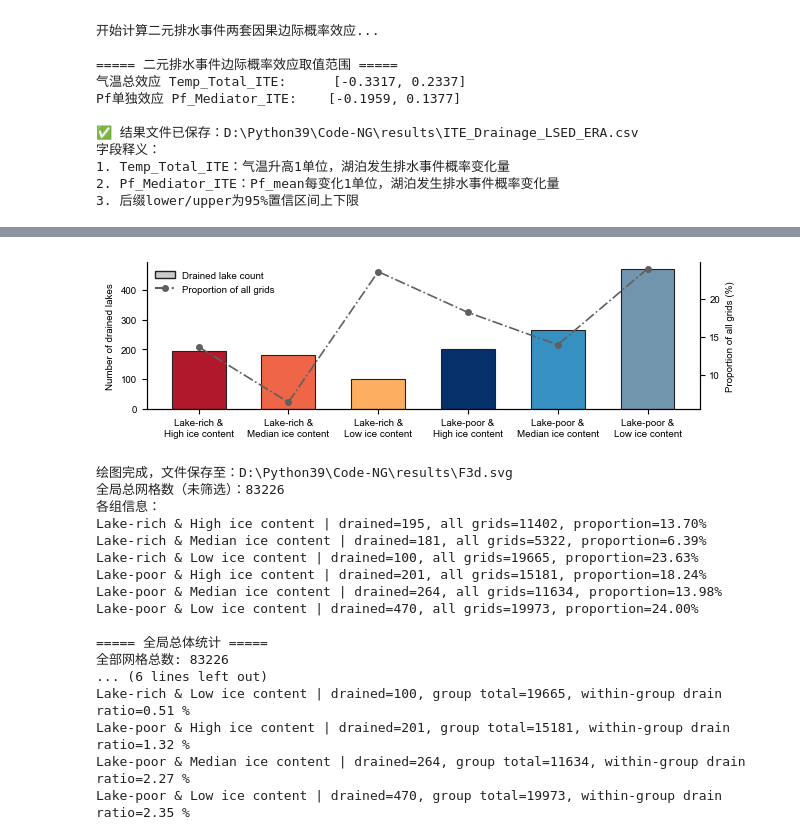
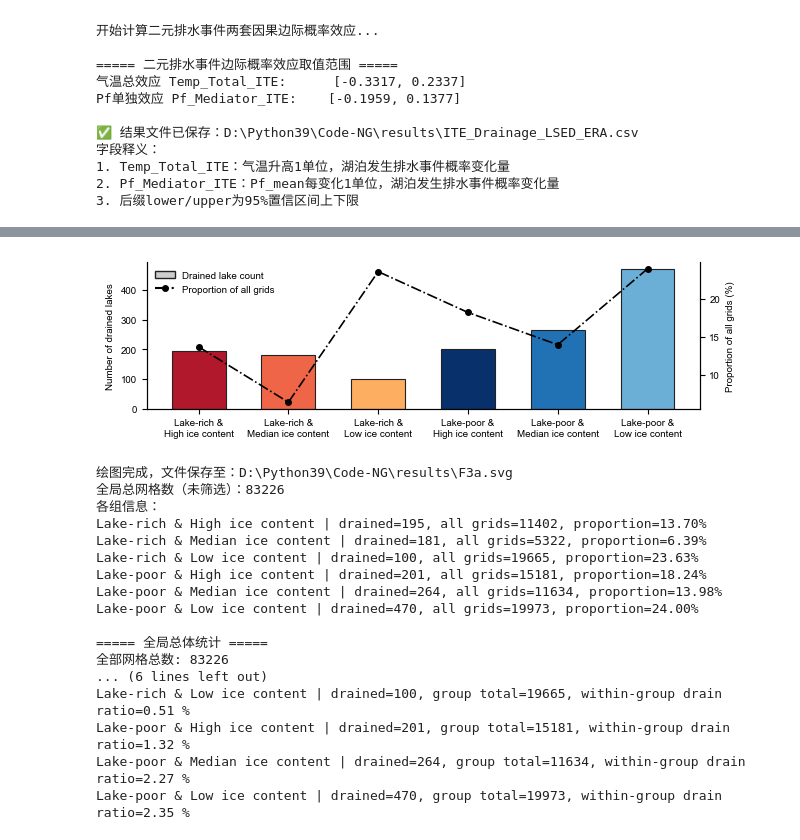
Before and after one commit to syoooo419/DML_for_permafrost_lakes, a Jupyter notebook: DML.ipynb, the cells around one changed output, grey strips where cells are left out. Saved outputs shown, nothing was run; the diff lists cells and outputs as text; code cells hidden in the pictures.

```diff
--- a/DML.ipynb
+++ b/DML.ipynb
@@ -2027,11 +1405,10 @@ group_color_map = {
     'Lake-rich &\nHigh ice content':   '#b2182b',
     'Lake-rich &\nMedian ice content': '#ef6548',
     'Lake-rich &\nLow ice content':    '#fdae61',
-    'Lake-poor &\nHigh ice content':   '#05306a',
-    'Lake-poor &\nMedian ice content': '#3690c1',
-    'Lake-poor &\nLow ice content':    '#7295ae',
+    'Lake-poor &\nHigh ice content':   '#08306b',
+    'Lake-poor &\nMedian ice content': '#2171b5',
+    'Lake-poor &\nLow ice content':    '#6baed6',
 }
-line_color = '#606060'  # 调浅折线颜色
 
 # 1. 读取完整原始数据
 df_raw = pd.read_csv(f_path, low_memory=False, encoding="utf-8-sig")
@@ -2085,7 +1462,7 @@ bars = ax.bar(
 
 # 副坐标轴折线：点虚线 linestyle='-.',颜色调浅
 ax2 = ax.twinx()
-ax2.plot(x_pos, group_percent, color=line_color, marker='o', linestyle='-.', markersize=4, linewidth=1.2)
+ax2.plot(x_pos, group_percent, color="black", marker='o', linestyle='-.', markersize=4, linewidth=1.2)
 
 # 坐标轴标签
 ax.set_ylabel("Number of drained lakes", fontsize=7, color="black")
@@ -2104,47 +1481,47 @@ ax2.spines["top"].set_visible(False)
 # ========== 图例修改 ==========
 legend_elements = [
     Patch(facecolor="#cccccc", edgecolor="#222222", label="Drained lake count"),
-    Line2D([], [], marker='o', color=line_color, linestyle='-.', markersize=4, label="Proportion of all grids")
+    Line2D([], [], marker='o', color='black', linestyle='-.', markersize=4, label="Proportion of all grids")
 ]
 ax.legend(handles=legend_elements, loc="upper left", frameon=False)
 
 # 输出保存
 
 os.makedirs(output_dir, exist_ok=True)
-save_path = os.path.join(output_dir, "F3d.svg")
+save_path = os.path.join(output_dir, "F3a.svg")
 
 plt.tight_layout()
 plt.savefig(save_path, format="svg", bbox_inches="tight")
 plt.show()
 plt.close()
 
 print(f"绘图完成，文件保存至：{save_path}")
 print(f"全局总网格数（未筛选）：{total_all_grids}")
 print("各组信息：")
 for name, nd, na, p in zip(group_names, group_drain_count, group_all_grid_count, group_percent):
     print(f"{name.replace(chr(10),' ')} | drained={nd}, all grids={na}, proportion={p:.2f}%")
     # ========= 全局排水网格总体统计 =========
 # 全部网格中存在排水事件的样本
 total_drain_grids = len(df_raw[df_raw["drainage_flag"] != 0])
 total_all_grids = len(df_raw)
 ratio_total_drain = total_drain_grids / total_all_grids * 100
 
 print("\n===== 全局总体统计 =====")
 print(f"全部网格总数: {total_all_grids}")
 print(f"发生湖泊排水事件的网格总数: {total_drain_grids}")
 print(f"排水网格占全部网格比例: {ratio_total_drain:.2f} %")
 
 # ========= 每组内部【本组内排水网格 / 本组全部网格】的占比（组内发生率） =========
 print("\n===== 各组内部排水网格占本组网格比例（组内发生率） =====")
 for name, nd, na in zip(group_names, group_drain_count, group_all_grid_count):
     if na > 0:
         within_group_ratio = nd / na * 100
     else:
         within_group_ratio = 0.0
     print(f"{name.replace(chr(10),' ')} | drained={nd}, group total={na}, within-group drain ratio={within_group_ratio:.2f} %")
 # %% [output]
-[figure, old version]
+[figure, new version]
-绘图完成，文件保存至：D:\Python39\Code-NG\results\F3d.svg
+绘图完成，文件保存至：D:\Python39\Code-NG\results\F3a.svg
 全局总网格数（未筛选）：83226
 各组信息：
 Lake-rich & High ice content | drained=195, all grids=11402, proportion=13.70%
```
Also changed, not shown: parts of 10 cells of this notebook.
